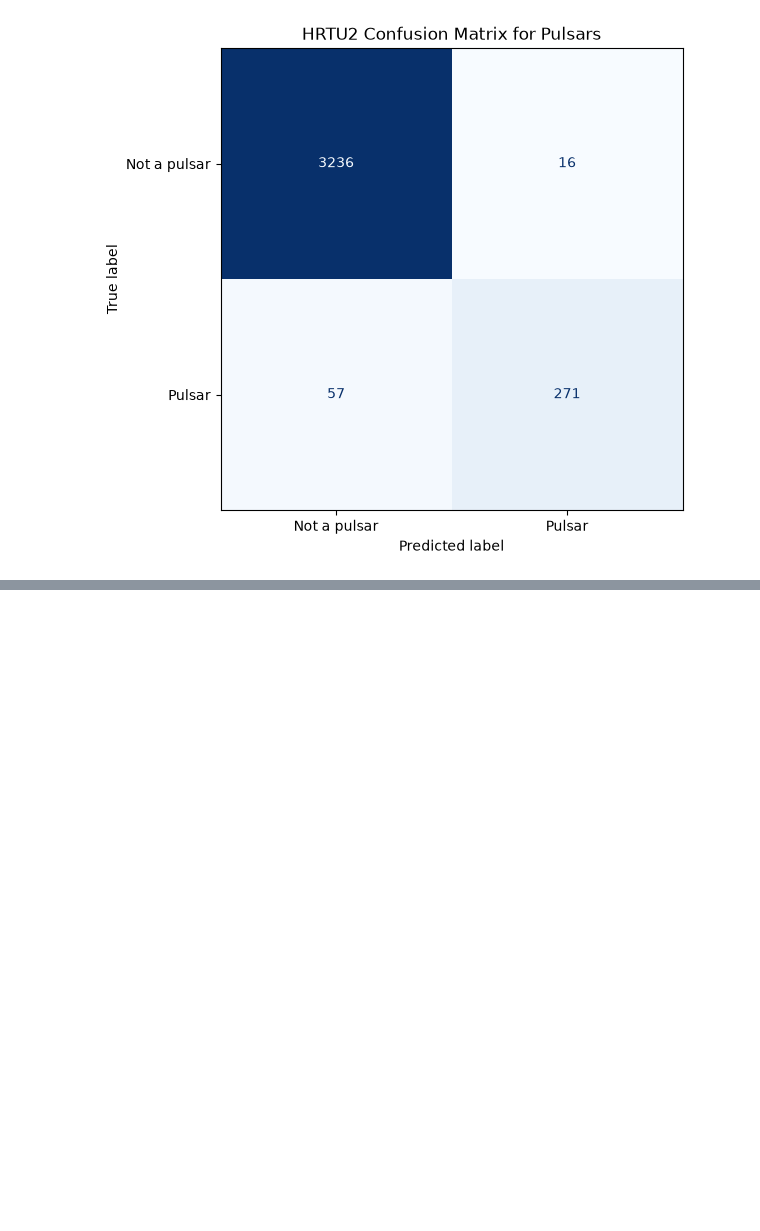
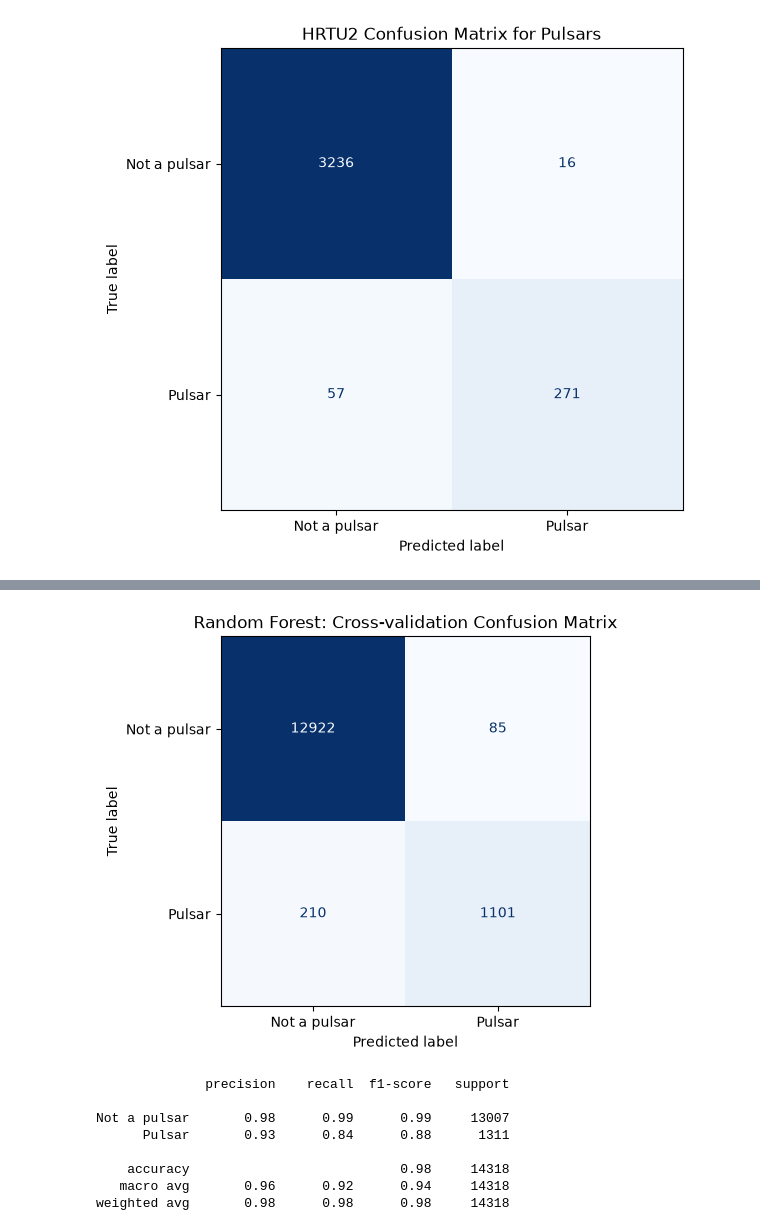
Before and after one commit to conorlong2002/MLPROJECT, a Jupyter notebook: Pulsar.ipynb, the cells around one changed output, grey strips where cells are left out. Saved outputs shown, nothing was run; the diff lists cells and outputs as text; code cells hidden in the pictures; blank space fills up the shorter version.

```diff
--- a/Pulsar.ipynb
+++ b/Pulsar.ipynb
@@ -193,0 +330,37 @@ plt.show()
+# %%
+from sklearn.model_selection import cross_val_predict
+
+rf_cv_pred = cross_val_predict(
+    models['Random Forest'],
+    x_train,
+    y_train,
+    cv=cv_split,
+    method='predict'
+)
+
+ConfusionMatrixDisplay.from_predictions(
+    y_train,
+    rf_cv_pred,
+    display_labels=['Not a pulsar', 'Pulsar'],
+    cmap='Blues',
+    colorbar=False
+)
+plt.title('Random Forest: Cross-validation Confusion Matrix')
+plt.show()
+
+print(classification_report(
+    y_train,
+    rf_cv_pred,
+    target_names=['Not a pulsar', 'Pulsar'],
+    zero_division=0
+))
+# %% [output]
+[figure, added]
+              precision    recall  f1-score   support
+
+Not a pulsar       0.98      0.99      0.99     13007
+      Pulsar       0.93      0.84      0.88      1311
+
+    accuracy                           0.98     14318
+   macro avg       0.96      0.92      0.94     14318
+weighted avg       0.98      0.98      0.98     14318
```
Also changed, not shown: parts of 14 cells of this notebook.
